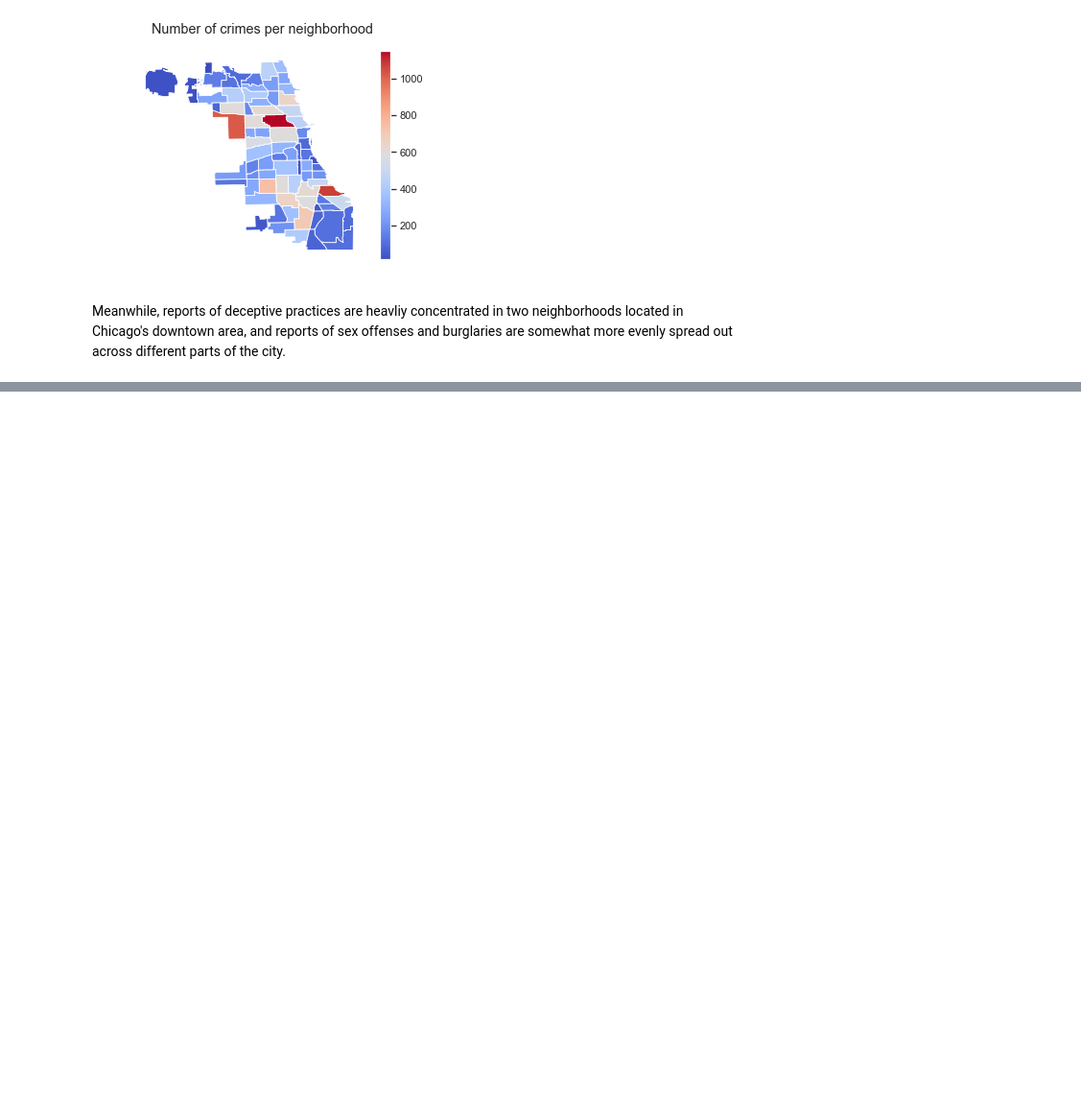
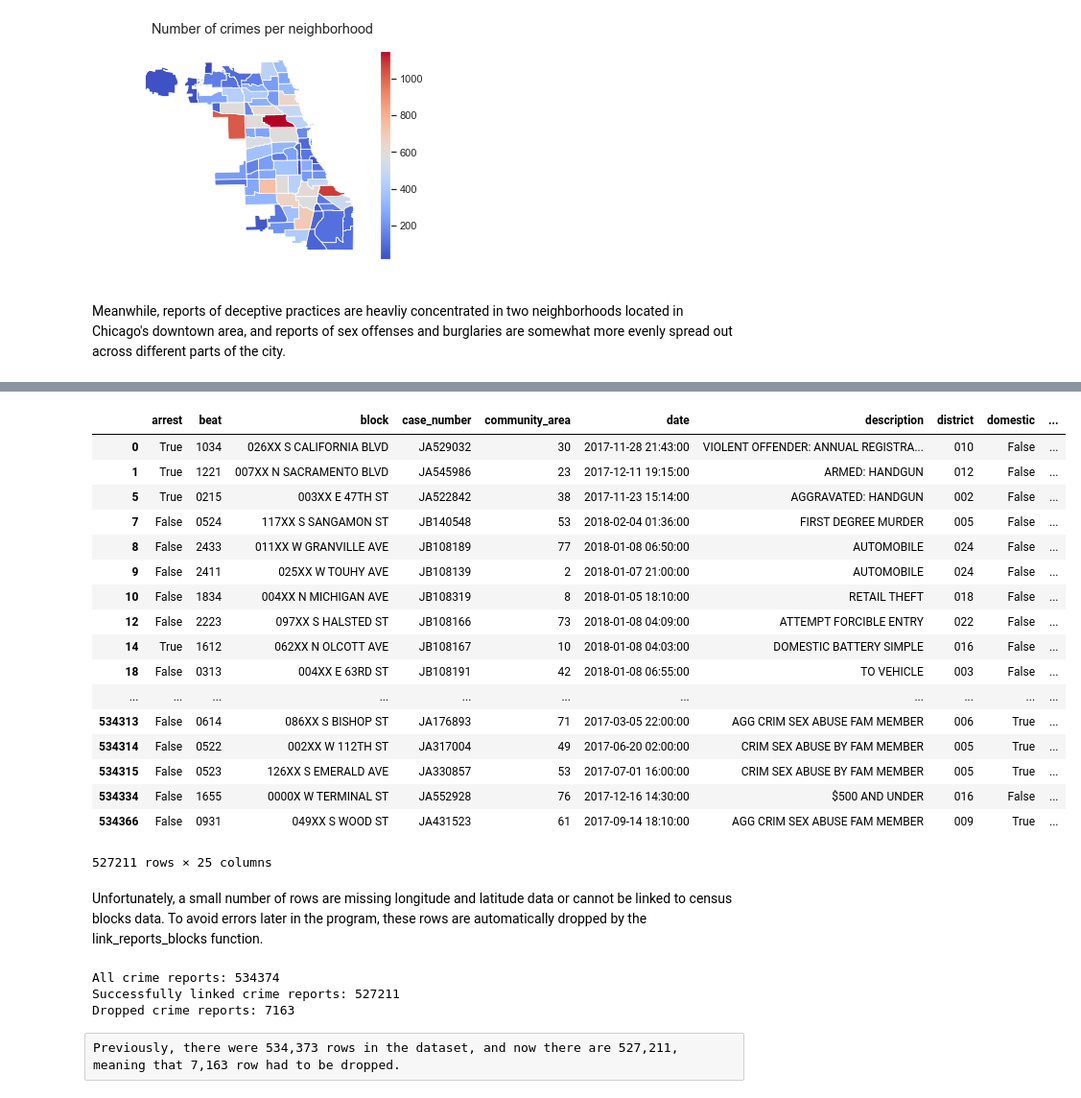
Before and after one commit to fogarty-ben/capp30254-machine-learning, a Jupyter notebook: hws/hw1/write_up.ipynb, the cells around one changed output, grey strips where cells are left out. Shown: that part at 96% size. Saved outputs shown, nothing was run; the diff lists cells and outputs as text; code cells hidden in the pictures; blank space fills up the shorter version.

```diff
--- a/hws/hw1/write_up.ipynb
+++ b/hws/hw1/write_up.ipynb
@@ -306,0 +319,35 @@ Meanwhile, reports of deceptive practices are heavliy concentrated in two neighb
+# %%
+crime_reports_blocks = cc.link_reports_blocks(crime_reports)
+
+crime_reports_blocks
+# %% [output]
+|  | arrest | beat | block | case_number | community_area | date | description | district | domestic | ... |
+| 0 | True | 1034 | 026XX S CALIFORNIA BLVD | JA529032 | 30 | 2017-11-28 21:43:00 | VIOLENT OFFENDER: ANNUAL REGISTRA... | 010 | False | ... |
+| 1 | True | 1221 | 007XX N SACRAMENTO BLVD | JA545986 | 23 | 2017-12-11 19:15:00 | ARMED: HANDGUN | 012 | False | ... |
+| 5 | True | 0215 | 003XX E 47TH ST | JA522842 | 38 | 2017-11-23 15:14:00 | AGGRAVATED: HANDGUN | 002 | False | ... |
+| 7 | False | 0524 | 117XX S SANGAMON ST | JB140548 | 53 | 2018-02-04 01:36:00 | FIRST DEGREE MURDER | 005 | False | ... |
+| 8 | False | 2433 | 011XX W GRANVILLE AVE | JB108189 | 77 | 2018-01-08 06:50:00 | AUTOMOBILE | 024 | False | ... |
+| 9 | False | 2411 | 025XX W TOUHY AVE | JB108139 | 2 | 2018-01-07 21:00:00 | AUTOMOBILE | 024 | False | ... |
+| 10 | False | 1834 | 004XX N MICHIGAN AVE | JB108319 | 8 | 2018-01-05 18:10:00 | RETAIL THEFT | 018 | False | ... |
+| 12 | False | 2223 | 097XX S HALSTED ST | JB108166 | 73 | 2018-01-08 04:09:00 | ATTEMPT FORCIBLE ENTRY | 022 | False | ... |
+| 14 | True | 1612 | 062XX N OLCOTT AVE | JB108167 | 10 | 2018-01-08 04:03:00 | DOMESTIC BATTERY SIMPLE | 016 | False | ... |
+| 18 | False | 0313 | 004XX E 63RD ST | JB108191 | 42 | 2018-01-08 06:55:00 | TO VEHICLE | 003 | False | ... |
+| ... | ... | ... | ... | ... | ... | ... | ... | ... | ... | ... |
+| 534313 | False | 0614 | 086XX S BISHOP ST | JA176893 | 71 | 2017-03-05 22:00:00 | AGG CRIM SEX ABUSE FAM MEMBER | 006 | True | ... |
+| 534314 | False | 0522 | 002XX W 112TH ST | JA317004 | 49 | 2017-06-20 02:00:00 | CRIM SEX ABUSE BY FAM MEMBER | 005 | True | ... |
+| 534315 | False | 0523 | 126XX S EMERALD AVE | JA330857 | 53 | 2017-07-01 16:00:00 | CRIM SEX ABUSE BY FAM MEMBER | 005 | True | ... |
+| 534334 | False | 1655 | 0000X W TERMINAL ST | JA552928 | 76 | 2017-12-16 14:30:00 | $500 AND UNDER | 016 | False | ... |
+| 534366 | False | 0931 | 049XX S WOOD ST | JA431523 | 61 | 2017-09-14 18:10:00 | AGG CRIM SEX ABUSE FAM MEMBER | 009 | True | ... |
+527211 rows × 25 columns
+# %% [markdown]
+Unfortunately, a small number of rows are missing longitude and latitude data or cannot be linked to census blocks data. To avoid errors later in the program, these rows are automatically dropped by the link_reports_blocks function.
+# %%
+print('All crime reports:', len(crime_reports))
+print('Successfully linked crime reports:', len(crime_reports_blocks))
+print('Dropped crime reports:', len(crime_reports) - len(crime_reports_blocks))
+# %% [output]
+All crime reports: 534374
+Successfully linked crime reports: 527211
+Dropped crime reports: 7163
+# %% [raw]
+Previously, there were 534,373 rows in the dataset, and now there are 527,211, meaning that 7,163 row had to be dropped.
```
Also changed, not shown: parts of 16 cells of this notebook, 1 other file.
